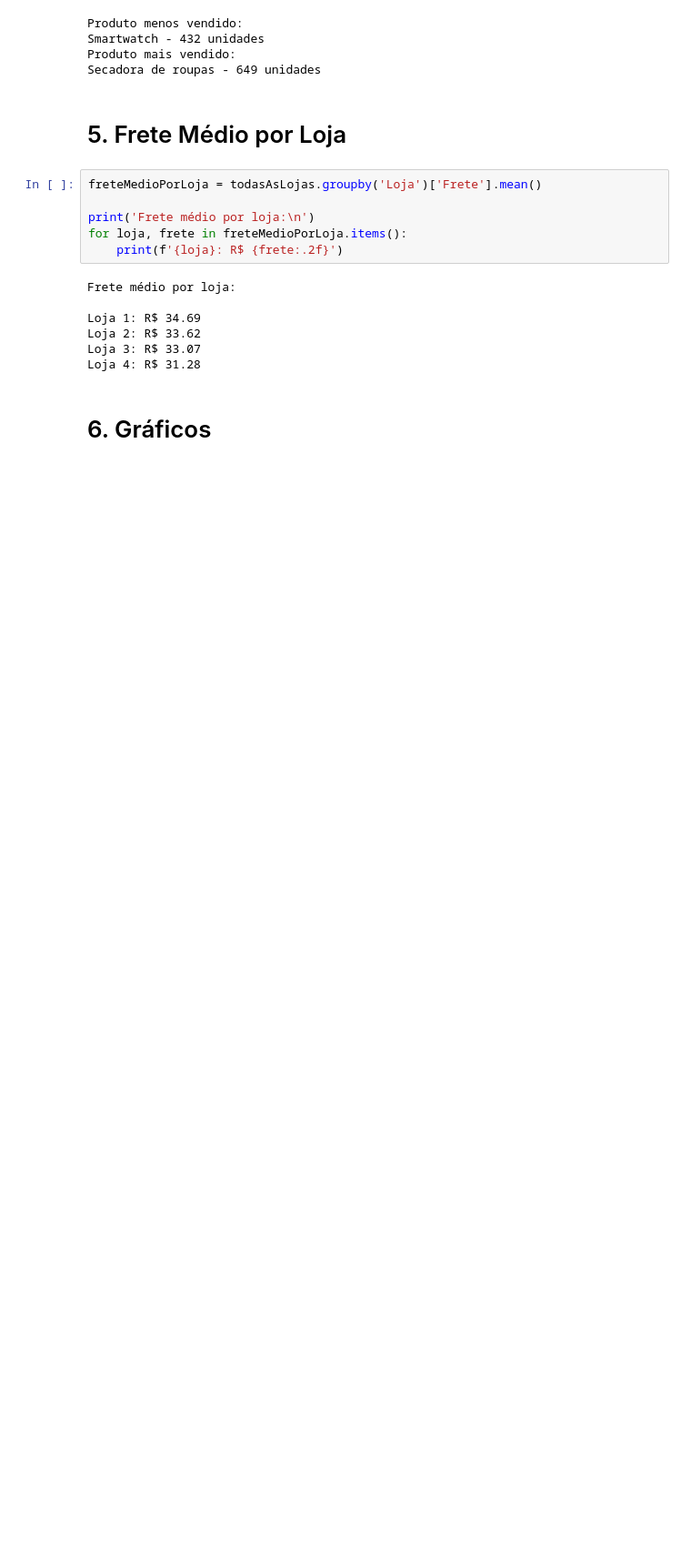
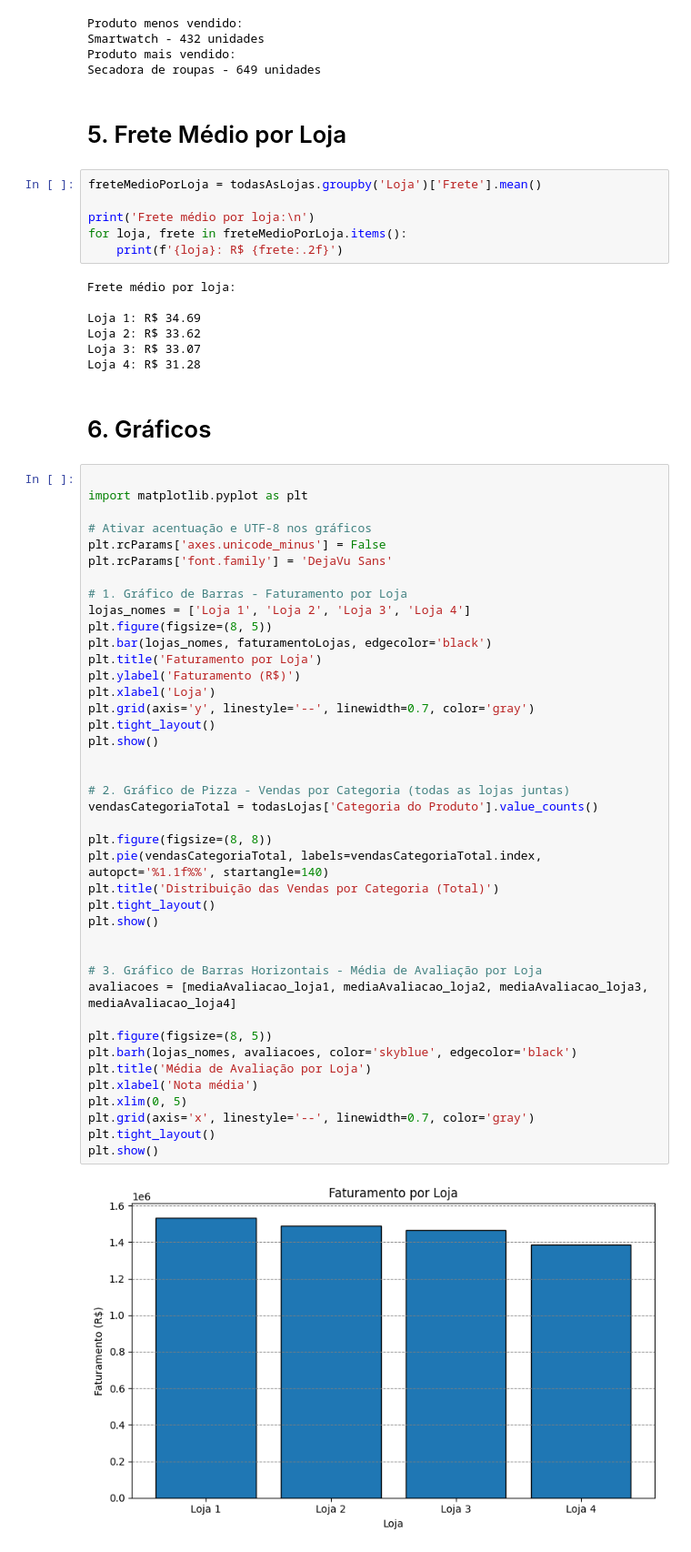
Before and after one commit to Ricardo-Ottoni/Challenges_Data_Science, a Jupyter notebook: primeiroDesafio/AluraStoreBr.ipynb, the cells around one changed output. Shown at 91% size. Cells and saved outputs as stored; diff of their text form; blank space fills up the shorter version.

Commit message:
6. Gráficos

```diff
--- a/primeiroDesafio/AluraStoreBr.ipynb
+++ b/primeiroDesafio/AluraStoreBr.ipynb
@@ -253,3 +253,46 @@ Loja 3: R$ 33.07
 Loja 4: R$ 31.28
 # %% [markdown]
 # 6. Gráficos
+# %%
+
+import matplotlib.pyplot as plt
+
+# Ativar acentuação e UTF-8 nos gráficos
+plt.rcParams['axes.unicode_minus'] = False
+plt.rcParams['font.family'] = 'DejaVu Sans'
+
+# 1. Gráfico de Barras - Faturamento por Loja
+lojas_nomes = ['Loja 1', 'Loja 2', 'Loja 3', 'Loja 4']
+plt.figure(figsize=(8, 5))
+plt.bar(lojas_nomes, faturamentoLojas, edgecolor='black')
+plt.title('Faturamento por Loja')
+plt.ylabel('Faturamento (R$)')
+plt.xlabel('Loja')
+plt.grid(axis='y', linestyle='--', linewidth=0.7, color='gray')
+plt.tight_layout()
+plt.show()
+
+
+# 2. Gráfico de Pizza - Vendas por Categoria (todas as lojas juntas)
+vendasCategoriaTotal = todasLojas['Categoria do Produto'].value_counts()
+
+plt.figure(figsize=(8, 8))
+plt.pie(vendasCategoriaTotal, labels=vendasCategoriaTotal.index, autopct='%1.1f%%', startangle=140)
+plt.title('Distribuição das Vendas por Categoria (Total)')
+plt.tight_layout()
+plt.show()
+
+
+# 3. Gráfico de Barras Horizontais - Média de Avaliação por Loja
+avaliacoes = [mediaAvaliacao_loja1, mediaAvaliacao_loja2, mediaAvaliacao_loja3, mediaAvaliacao_loja4]
+
+plt.figure(figsize=(8, 5))
+plt.barh(lojas_nomes, avaliacoes, color='skyblue', edgecolor='black')
+plt.title('Média de Avaliação por Loja')
+plt.xlabel('Nota média')
+plt.xlim(0, 5)
+plt.grid(axis='x', linestyle='--', linewidth=0.7, color='gray')
+plt.tight_layout()
+plt.show()
+# %% [output]
+[figure, added]
```
Also changed, not shown: parts of 1 cell of this notebook.
